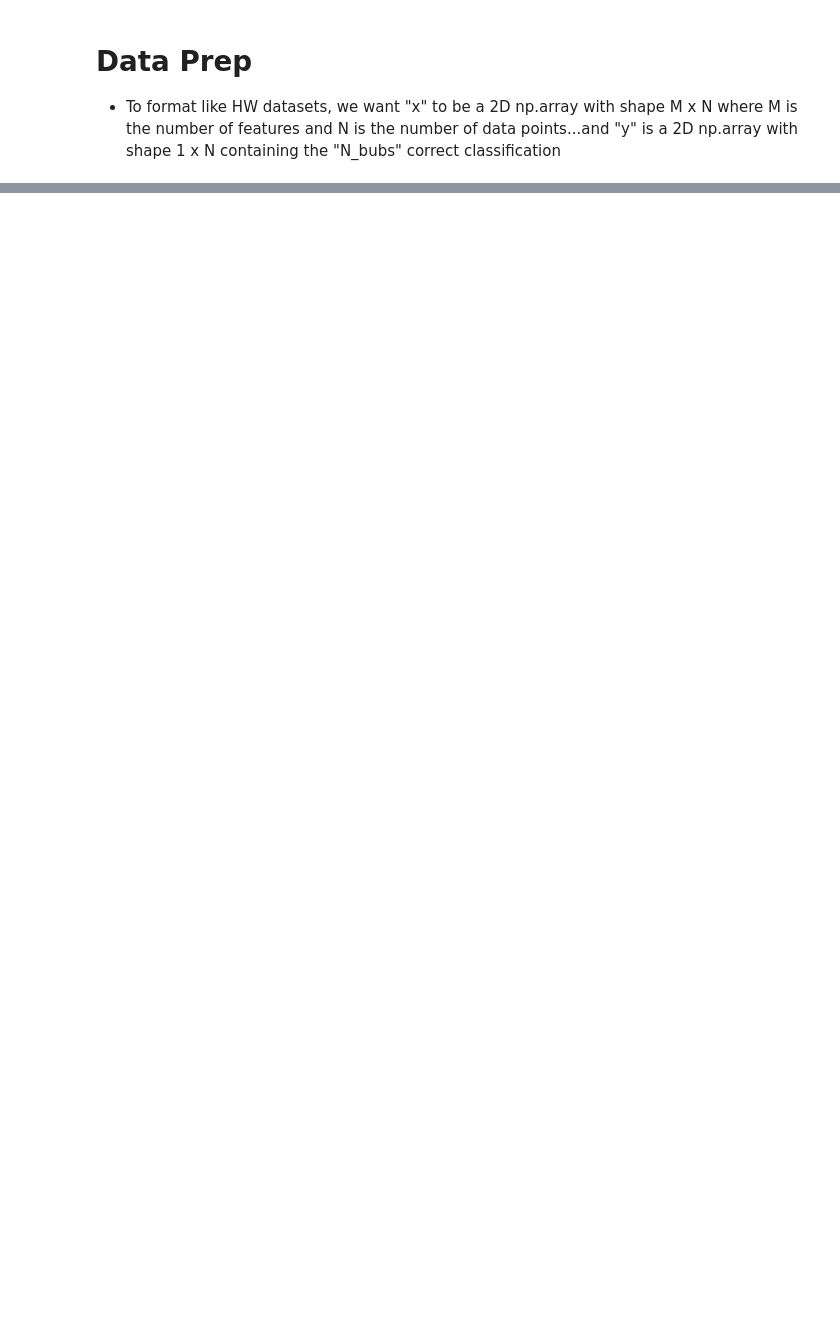
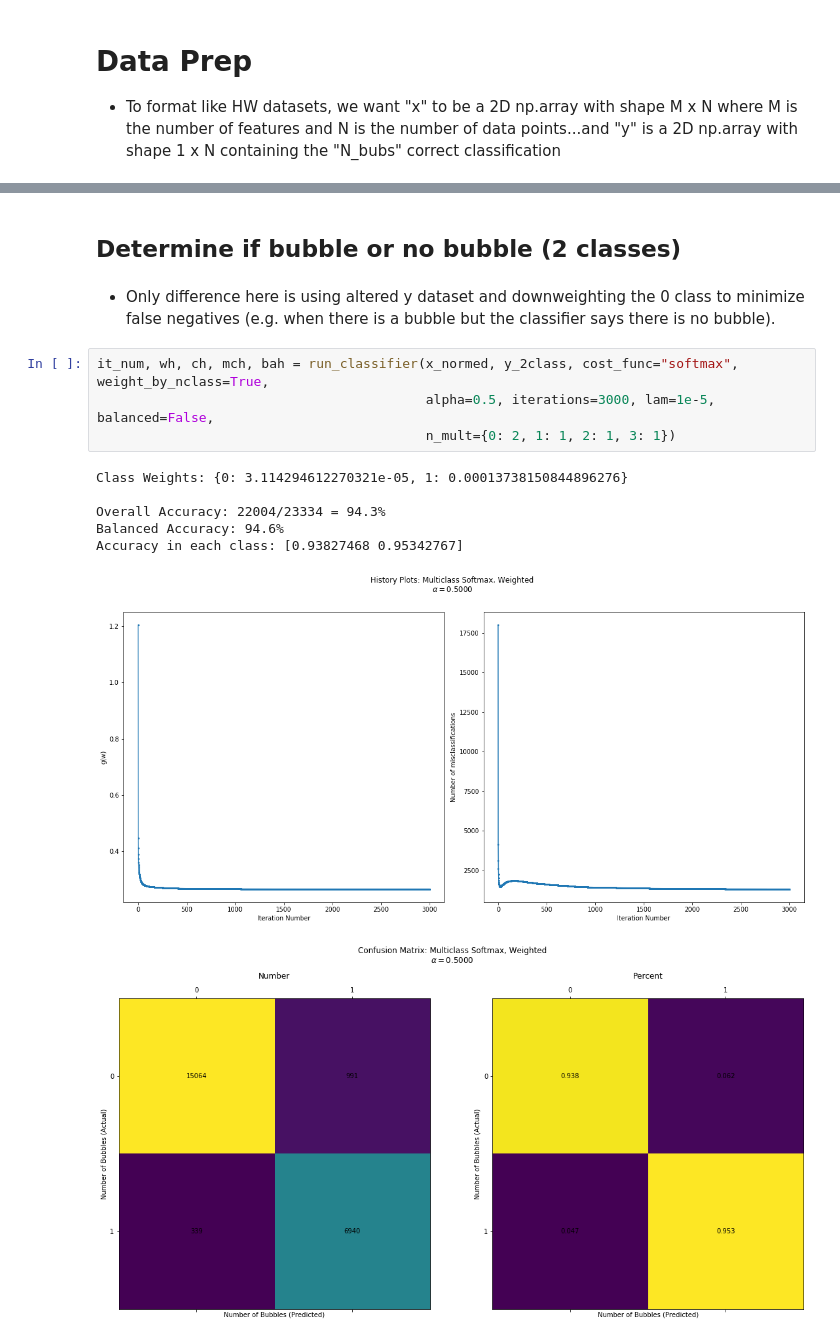
Before and after one commit to shengzhiheng/MachineLearningFinal, a Jupyter notebook: SimpleClassifier.ipynb, the cells around one changed output, grey strips where cells are left out. Cells and saved outputs as stored; diff of their text form; blank space fills up the shorter version.

```diff
--- a/SimpleClassifier.ipynb
+++ b/SimpleClassifier.ipynb
@@ -729,0 +248,16 @@ len(df_features)
+# %% [markdown]
+## Determine if bubble or no bubble (2 classes)
+# %% [markdown]
+- Only difference here is using altered y dataset and downweighting the 0 class to minimize false negatives (e.g. when there is a bubble but the classifier says there is no bubble).
+# %%
+it_num, wh, ch, mch, bah = run_classifier(x_normed, y_2class, cost_func="softmax", weight_by_nclass=True,
+                                          alpha=0.5, iterations=3000, lam=1e-5, balanced=False,
+                                          n_mult={0: 2, 1: 1, 2: 1, 3: 1})
+# %% [output]
+Class Weights: {0: 3.114294612270321e-05, 1: 0.00013738150844896276}
+
+Overall Accuracy: 22004/23334 = 94.3%
+Balanced Accuracy: 94.6%
+Accuracy in each class: [0.93827468 0.95342767]
+[figure, added]
+[figure, added]
```
Also changed, not shown: parts of 137 cells of this notebook, 8 other files.
